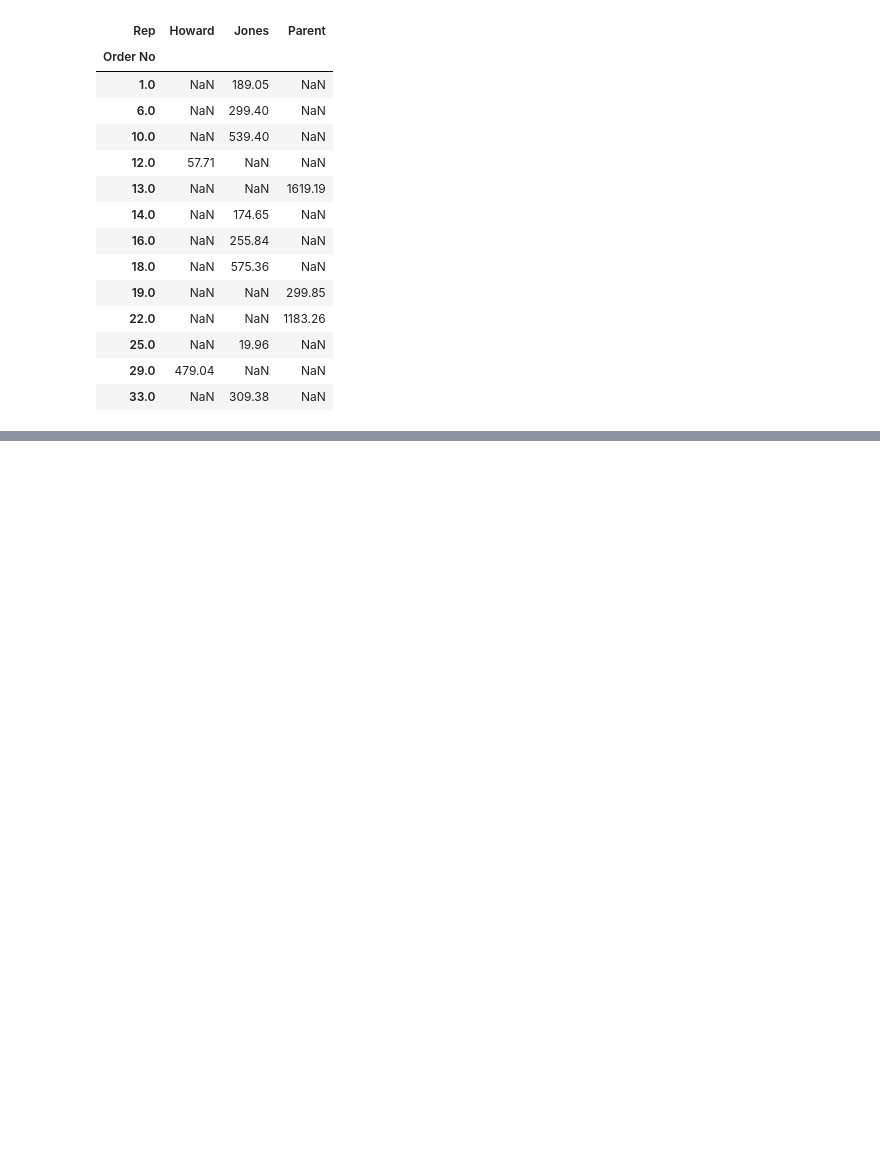
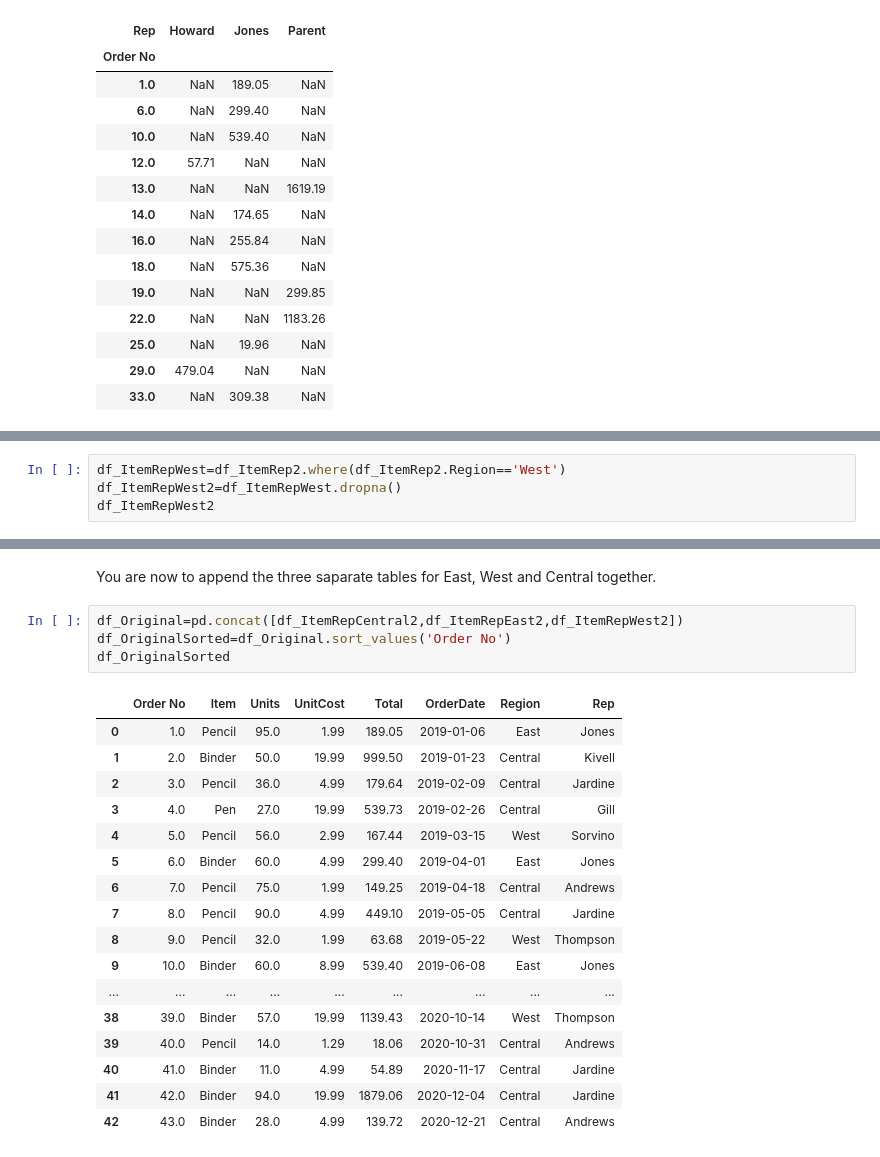
Before and after one commit to sxs001/L4DA_resources, a Jupyter notebook: CombineData.ipynb, the cells around one changed output, grey strips where cells are left out. Saved outputs shown, nothing was run; the diff lists cells and outputs as text; blank space fills up the shorter version.

```diff
--- a/CombineData.ipynb
+++ b/CombineData.ipynb
@@ -103,0 +178,4 @@ df_ItemRepEast3
+# %%
+df_ItemRepWest=df_ItemRep2.where(df_ItemRep2.Region=='West')
+df_ItemRepWest2=df_ItemRepWest.dropna()
+df_ItemRepWest2
@@ -103,0 +212,24 @@ df_ItemRepEast3
+# %% [markdown]
+You are now to append the three saparate tables for East, West and Central together.
+# %%
+df_Original=pd.concat([df_ItemRepCentral2,df_ItemRepEast2,df_ItemRepWest2])
+df_OriginalSorted=df_Original.sort_values('Order No')
+df_OriginalSorted
+# %% [output]
+|  | Order No | Item | Units | UnitCost | Total | OrderDate | Region | Rep |
+| 0 | 1.0 | Pencil | 95.0 | 1.99 | 189.05 | 2019-01-06 | East | Jones |
+| 1 | 2.0 | Binder | 50.0 | 19.99 | 999.50 | 2019-01-23 | Central | Kivell |
+| 2 | 3.0 | Pencil | 36.0 | 4.99 | 179.64 | 2019-02-09 | Central | Jardine |
+| 3 | 4.0 | Pen | 27.0 | 19.99 | 539.73 | 2019-02-26 | Central | Gill |
+| 4 | 5.0 | Pencil | 56.0 | 2.99 | 167.44 | 2019-03-15 | West | Sorvino |
+| 5 | 6.0 | Binder | 60.0 | 4.99 | 299.40 | 2019-04-01 | East | Jones |
+| 6 | 7.0 | Pencil | 75.0 | 1.99 | 149.25 | 2019-04-18 | Central | Andrews |
+| 7 | 8.0 | Pencil | 90.0 | 4.99 | 449.10 | 2019-05-05 | Central | Jardine |
+| 8 | 9.0 | Pencil | 32.0 | 1.99 | 63.68 | 2019-05-22 | West | Thompson |
+| 9 | 10.0 | Binder | 60.0 | 8.99 | 539.40 | 2019-06-08 | East | Jones |
+| ... | ... | ... | ... | ... | ... | ... | ... | ... |
+| 38 | 39.0 | Binder | 57.0 | 19.99 | 1139.43 | 2020-10-14 | West | Thompson |
+| 39 | 40.0 | Pencil | 14.0 | 1.29 | 18.06 | 2020-10-31 | Central | Andrews |
+| 40 | 41.0 | Binder | 11.0 | 4.99 | 54.89 | 2020-11-17 | Central | Jardine |
+| 41 | 42.0 | Binder | 94.0 | 19.99 | 1879.06 | 2020-12-04 | Central | Jardine |
+| 42 | 43.0 | Binder | 28.0 | 4.99 | 139.72 | 2020-12-21 | Central | Andrews |
```
Also changed, not shown: parts of 11 cells of this notebook.
